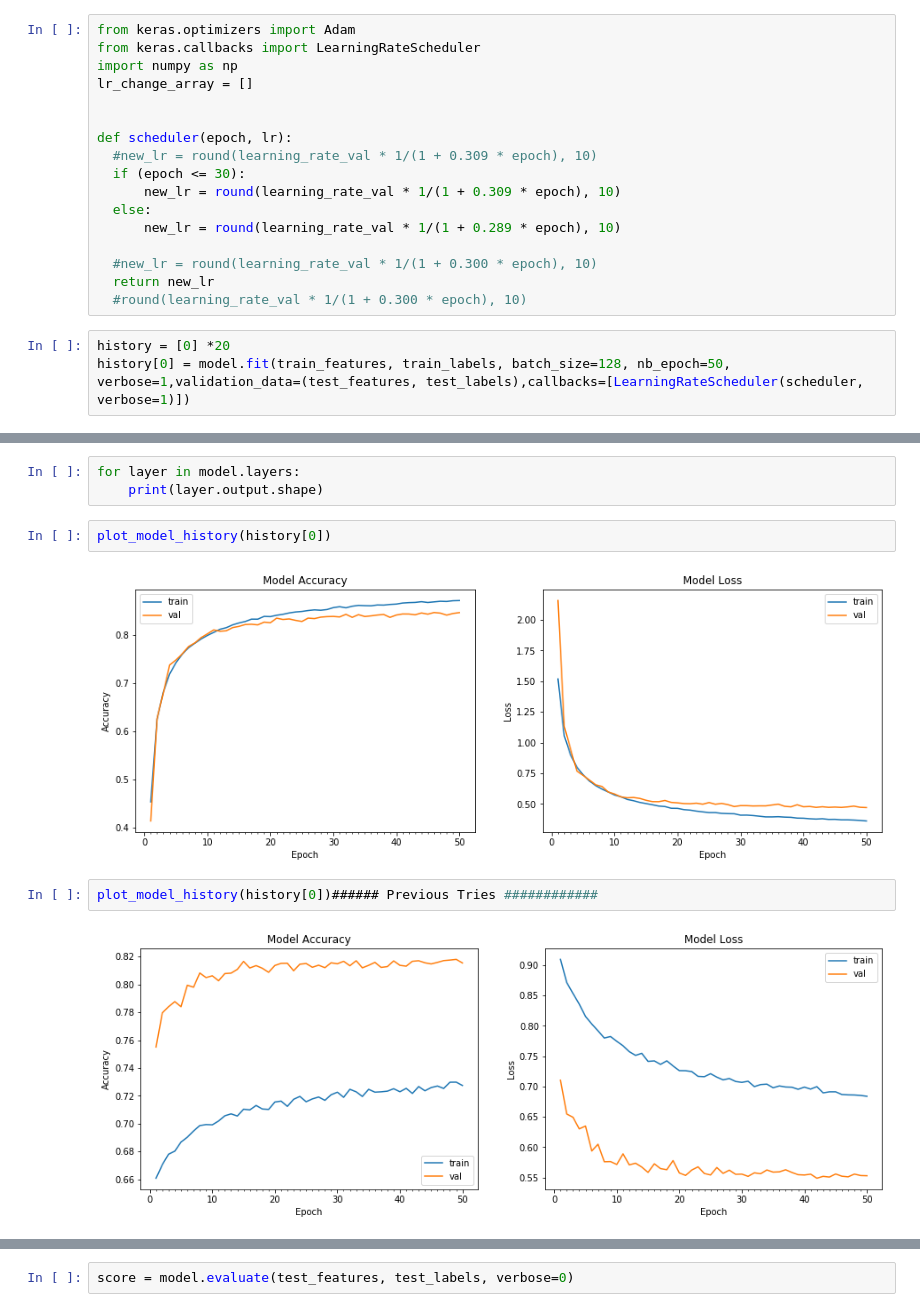
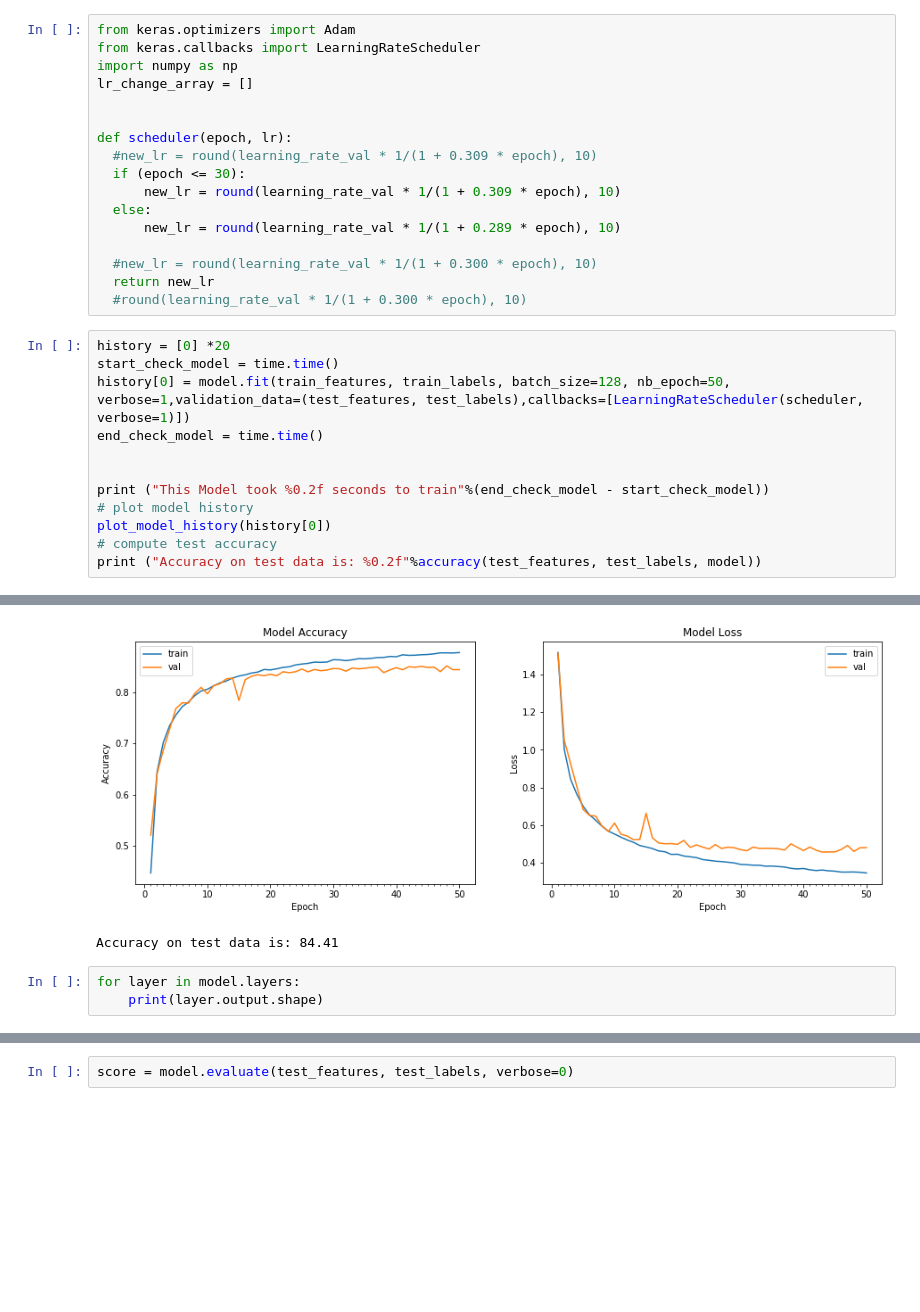
Before and after one commit to rajy4683/EIP_Session3, a Jupyter notebook: Session3_Assign6_8284.ipynb, the cells around one changed output, grey strips where cells are left out. Cells and saved outputs as stored; diff of their text form; blank space fills up the shorter version.

```diff
--- a/Session3_Assign6_8284.ipynb
+++ b/Session3_Assign6_8284.ipynb
@@ -197,7 +307,16 @@ def scheduler(epoch, lr):
   #round(learning_rate_val * 1/(1 + 0.300 * epoch), 10)
 # %%
 history = [0] *20
+start_check_model = time.time()
 history[0] = model.fit(train_features, train_labels, batch_size=128, nb_epoch=50, verbose=1,validation_data=(test_features, test_labels),callbacks=[LearningRateScheduler(scheduler, verbose=1)])
+end_check_model = time.time()
+
+
+print ("This Model took %0.2f seconds to train"%(end_check_model - start_check_model))
+# plot model history
+plot_model_history(history[0])
+# compute test accuracy
+print ("Accuracy on test data is: %0.2f"%accuracy(test_features, test_labels, model))
 # %% [output]
 Train on 50000 samples, validate on 10000 samples
 Epoch 1/50
@@ -219,11 +338,5 @@ Epoch 00050: LearningRateScheduler setting learning rate to 0.0002638348.
+[figure, added]
+Accuracy on test data is: 84.41
 # %%
 for layer in model.layers:
     print(layer.output.shape)
-# %%
-plot_model_history(history[0])
-# %% [output]
-[figure, removed]
-# %%
-plot_model_history(history[0])###### Previous Tries ############
-# %% [output]
-[figure, removed]
```
Also changed, not shown: parts of 21 cells of this notebook.
